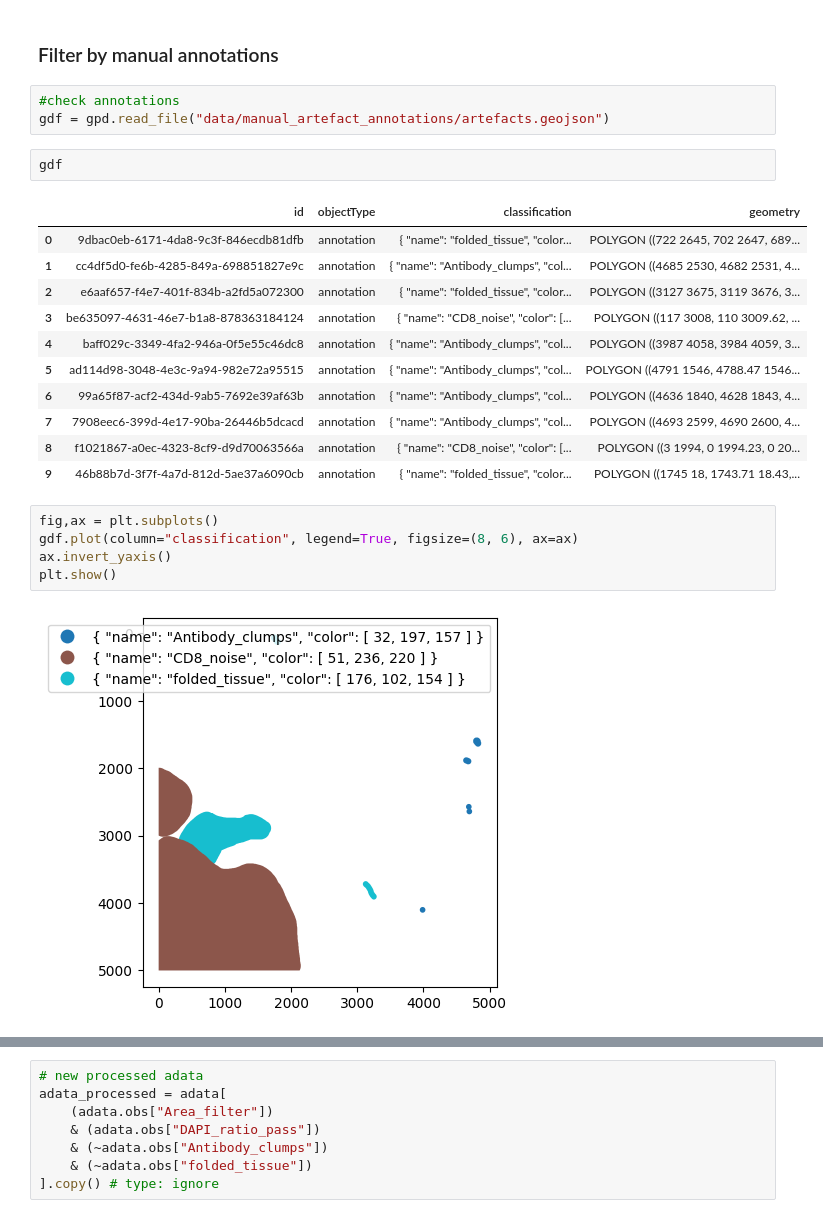
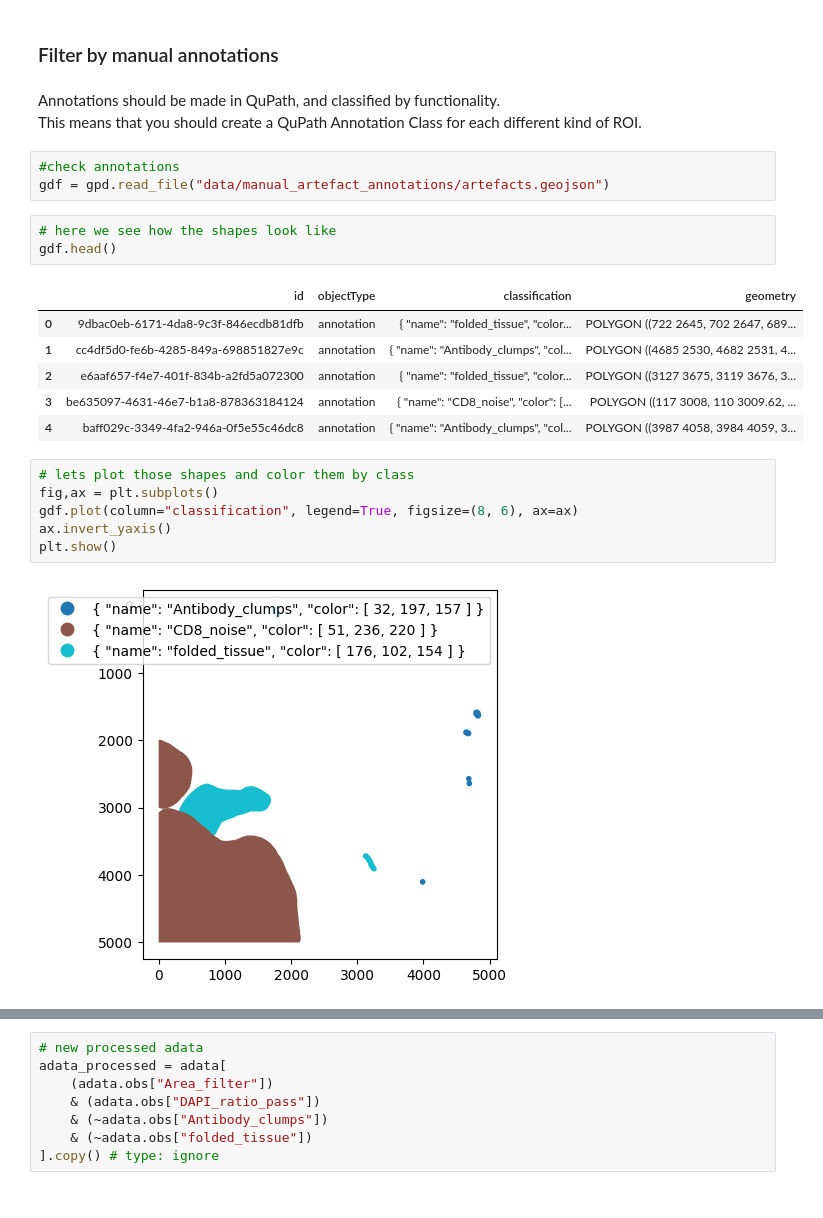
Before and after one commit to lukaskraller/openDVP, a Jupyter notebook: docs/Tutorials/T1_ImageAnalysis.ipynb, the cells around one changed output, grey strips where cells are left out. Saved outputs shown, nothing was run; the diff lists cells and outputs as text.

```diff
--- a/docs/Tutorials/T1_ImageAnalysis.ipynb
+++ b/docs/Tutorials/T1_ImageAnalysis.ipynb
@@ -235,23 +234,23 @@ adata = dvp.tl.filter_by_ratio(adata=adata, end_cycle="mean_DAPI_2", start_cycle
 # %% [markdown]
 ### Filter by manual annotations
+# %% [markdown]
+Annotations should be made in QuPath, and classified by functionality.
+This means that you should create a QuPath Annotation Class for each different kind of ROI.
 # %%
 #check annotations
 gdf = gpd.read_file("data/manual_artefact_annotations/artefacts.geojson")
 # %%
-gdf
+# here we see how the shapes look like
+gdf.head()
 # %% [output]
 |  | id | objectType | classification | geometry |
 | 0 | 9dbac0eb-6171-4da8-9c3f-846ecdb81dfb | annotation | { "name": "folded_tissue", "color... | POLYGON ((722 2645, 702 2647, 689... |
 | 1 | cc4df5d0-fe6b-4285-849a-698851827e9c | annotation | { "name": "Antibody_clumps", "col... | POLYGON ((4685 2530, 4682 2531, 4... |
 | 2 | e6aaf657-f4e7-401f-834b-a2fd5a072300 | annotation | { "name": "folded_tissue", "color... | POLYGON ((3127 3675, 3119 3676, 3... |
 | 3 | be635097-4631-46e7-b1a8-878363184124 | annotation | { "name": "CD8_noise", "color": [... | POLYGON ((117 3008, 110 3009.62, ... |
 | 4 | baff029c-3349-4fa2-946a-0f5e55c46dc8 | annotation | { "name": "Antibody_clumps", "col... | POLYGON ((3987 4058, 3984 4059, 3... |
-| 5 | ad114d98-3048-4e3c-9a94-982e72a95515 | annotation | { "name": "Antibody_clumps", "col... | POLYGON ((4791 1546, 4788.47 1546... |
-| 6 | 99a65f87-acf2-434d-9ab5-7692e39af63b | annotation | { "name": "Antibody_clumps", "col... | POLYGON ((4636 1840, 4628 1843, 4... |
-| 7 | 7908eec6-399d-4e17-90ba-26446b5dcacd | annotation | { "name": "Antibody_clumps", "col... | POLYGON ((4693 2599, 4690 2600, 4... |
-| 8 | f1021867-a0ec-4323-8cf9-d9d70063566a | annotation | { "name": "CD8_noise", "color": [... | POLYGON ((3 1994, 0 1994.23, 0 20... |
-| 9 | 46b88b7d-3f7f-4a7d-812d-5ae37a6090cb | annotation | { "name": "folded_tissue", "color... | POLYGON ((1745 18, 1743.71 18.43,... |
 # %%
+# lets plot those shapes and color them by class
 fig,ax = plt.subplots()
 gdf.plot(column="classification", legend=True, figsize=(8, 6), ax=ax)
 ax.invert_yaxis()
```
Also changed, not shown: parts of 97 cells of this notebook, 9 other files.
